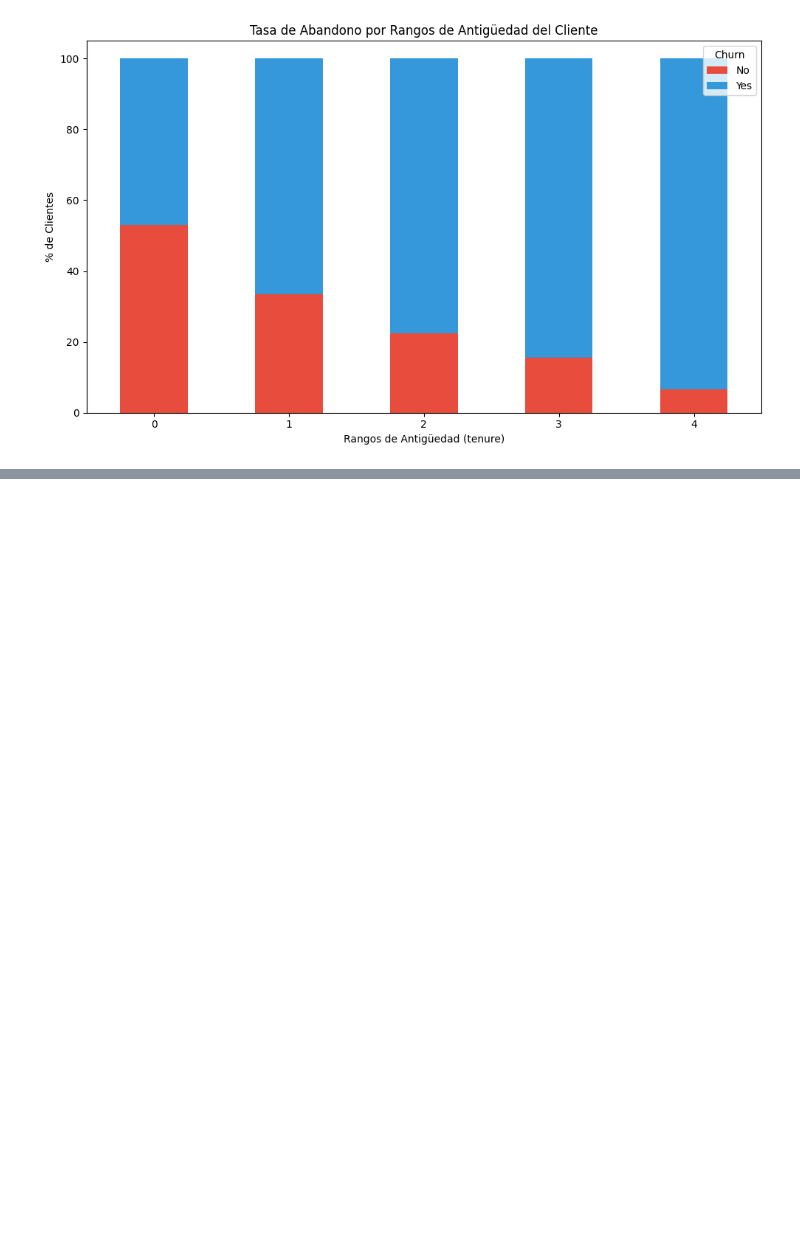
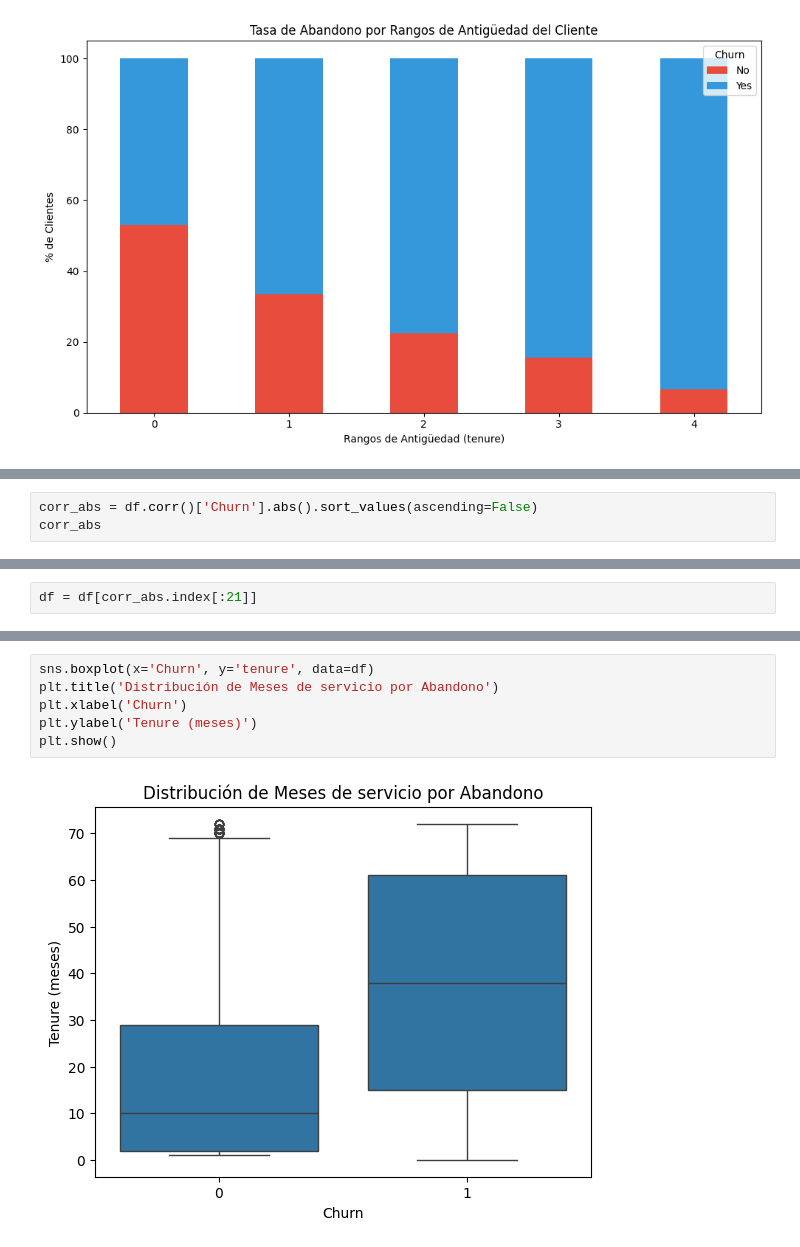
Before and after one commit to magmatic654/TelecomX_parte2_Latam, a Jupyter notebook: TelecomX_LATAM.ipynb, the cells around one changed output, grey strips where cells are left out. Saved outputs shown, nothing was run; the diff lists cells and outputs as text; blank space fills up the shorter version.

```diff
--- a/TelecomX_LATAM.ipynb
+++ b/TelecomX_LATAM.ipynb
@@ -442,0 +626,3 @@ plt.show()
+# %%
+corr_abs = df.corr()['Churn'].abs().sort_values(ascending=False)
+corr_abs
@@ -442,0 +648,2 @@ plt.show()
+# %%
+df = df[corr_abs.index[:21]]
@@ -442,0 +664,8 @@ plt.show()
+# %%
+sns.boxplot(x='Churn', y='tenure', data=df)
+plt.title('Distribución de Meses de servicio por Abandono')
+plt.xlabel('Churn')
+plt.ylabel('Tenure (meses)')
+plt.show()
+# %% [output]
+[figure, added]
```
Also changed, not shown: parts of 63 cells of this notebook.
